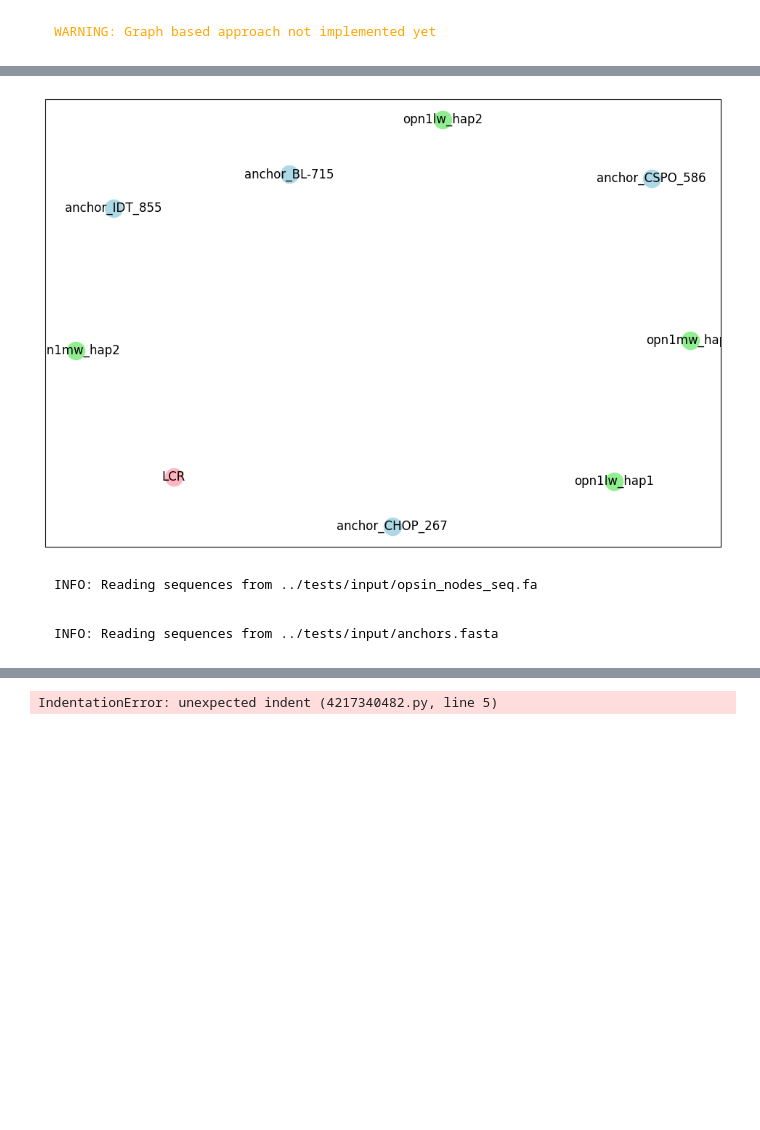
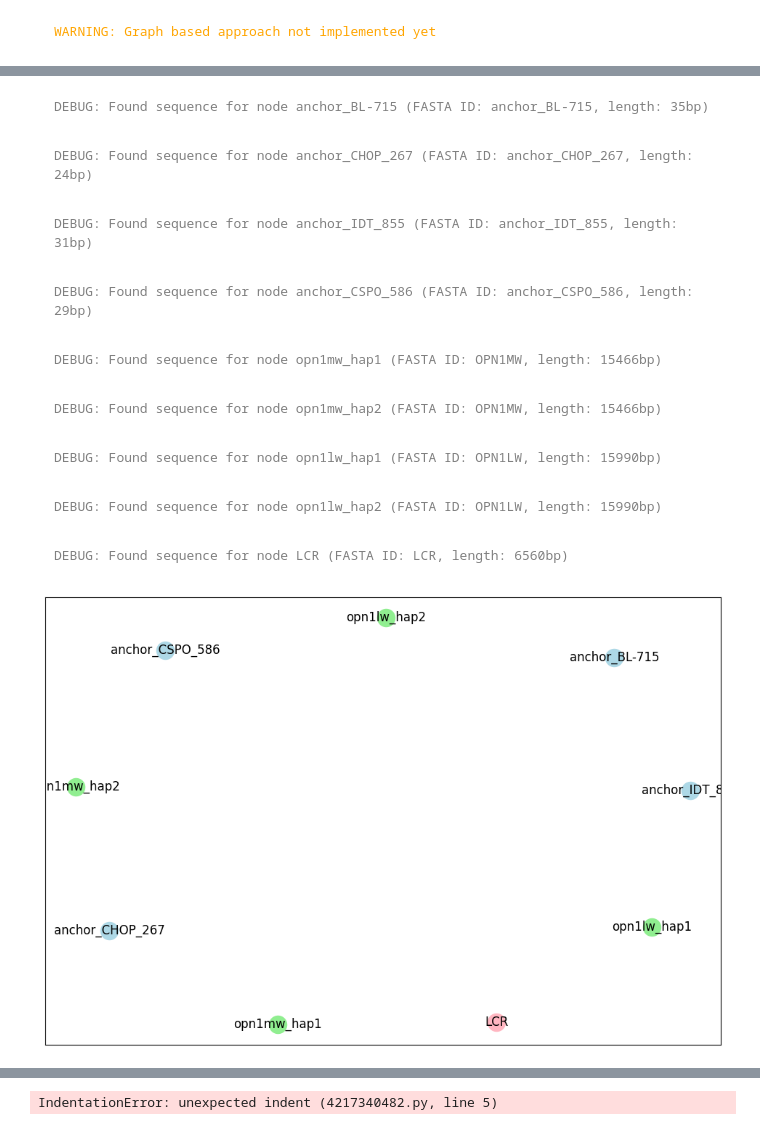
Before and after one commit to caspargross/opsinth, a Jupyter notebook: notebooks/create_graph.ipynb, the cells around one changed output, grey strips where cells are left out. Drawn from its saved outputs; the diff is of its cells as text; code cells hidden in the pictures; blank space fills up the shorter version.

Commit message:
WIP graph creation

```diff
--- a/notebooks/create_graph.ipynb
+++ b/notebooks/create_graph.ipynb
@@ -143,6 +142,6 @@ WARNING: Graph based approach not implemented yet
 # %%
 from opsinth.sequence_graph import *
 
-paraphase_nodes = parse_paraphase_json(json_file)
+paraphase_nodes = parse_paraphase_nodes(json_file)
 logging.info("Paraphase nodes: %s", paraphase_nodes)
 # %% [output]
@@ -149,0 +149,7 @@ INFO: Paraphase nodes: {'opn1lw': [SequenceNode(id='opn1mw_hap1', sequence='0222
+# %%
+logging.basicConfig(level=logging.DEBUG)
+from opsinth.sequence_graph import *
+# Initialize sequence manager and load sequences
+seq_manager = SequenceManager()
+seq_manager.add_fasta_file(fasta_seq_file)
+seq_manager.add_sequences(results_ref['anchors'])
@@ -150,13 +168,16 @@ INFO: Paraphase nodes: {'opn1lw': [SequenceNode(id='opn1mw_hap1', sequence='0222
 # %%
  # Create sequence graph
-seq_graph = create_sequence_graph(results_ref, paraphase_nodes)
+seq_graph = create_sequence_graph(results_ref, paraphase_nodes, seq_manager)
 seq_graph.plot()
 # %% [output]
+DEBUG: Found sequence for node anchor_BL-715 (FASTA ID: anchor_BL-715, length: 35bp)
+DEBUG: Found sequence for node anchor_CHOP_267 (FASTA ID: anchor_CHOP_267, length: 24bp)
+DEBUG: Found sequence for node anchor_IDT_855 (FASTA ID: anchor_IDT_855, length: 31bp)
+DEBUG: Found sequence for node anchor_CSPO_586 (FASTA ID: anchor_CSPO_586, length: 29bp)
+DEBUG: Found sequence for node opn1mw_hap1 (FASTA ID: OPN1MW, length: 15466bp)
+DEBUG: Found sequence for node opn1mw_hap2 (FASTA ID: OPN1MW, length: 15466bp)
+DEBUG: Found sequence for node opn1lw_hap1 (FASTA ID: OPN1LW, length: 15990bp)
+DEBUG: Found sequence for node opn1lw_hap2 (FASTA ID: OPN1LW, length: 15990bp)
+DEBUG: Found sequence for node LCR (FASTA ID: LCR, length: 6560bp)
-[figure, old version]
+[figure, new version]
-# %%
-seq_graph.read_sequences_from_fasta(fasta_seq_file)
-seq_graph.read_sequences_from_fasta(anchors)
-# %% [output]
-INFO: Reading sequences from ../tests/input/opsin_nodes_seq.fa
-INFO: Reading sequences from ../tests/input/anchors.fasta
 # %%
```
Also changed, not shown: parts of 7 cells of this notebook, 3 other files.
